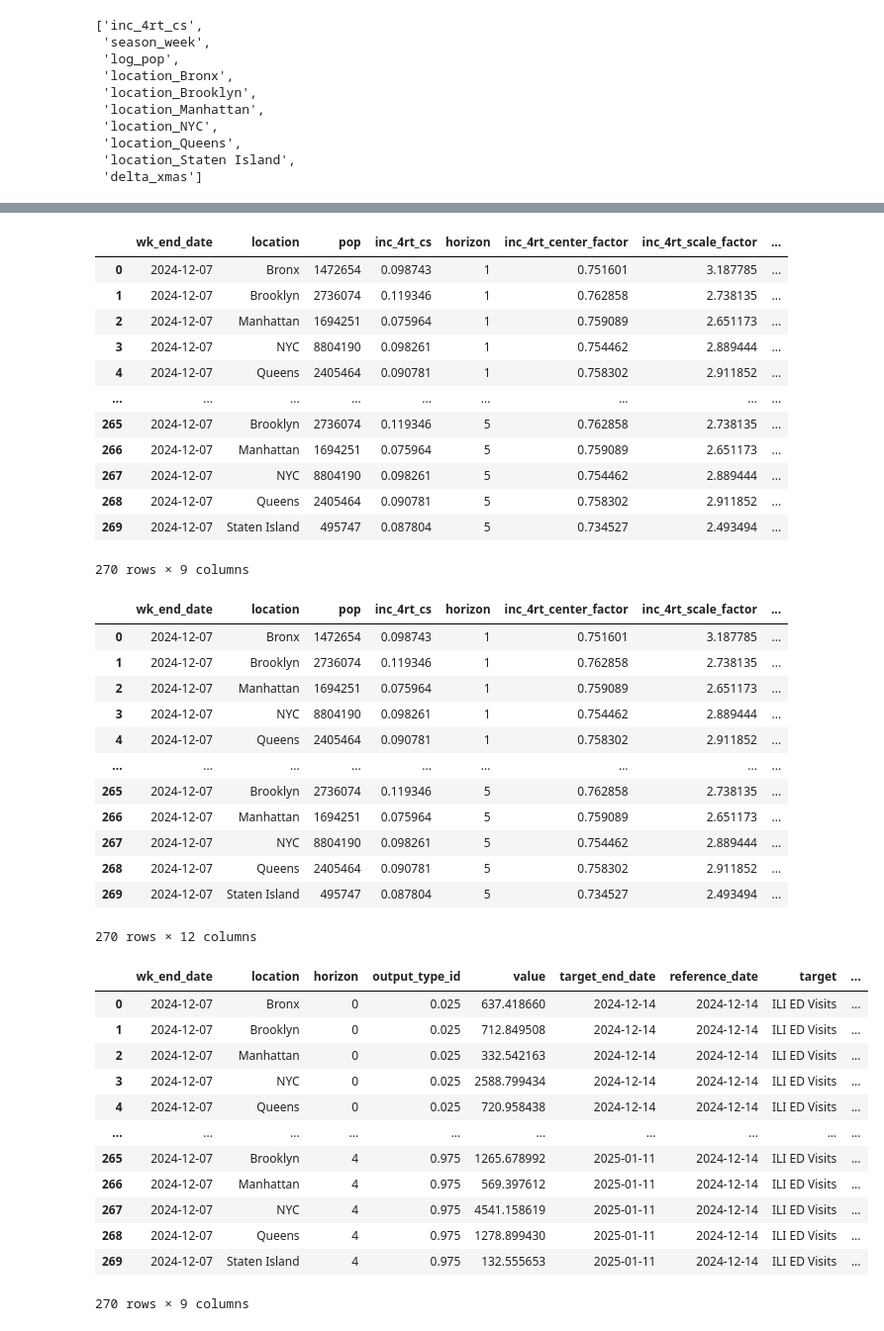
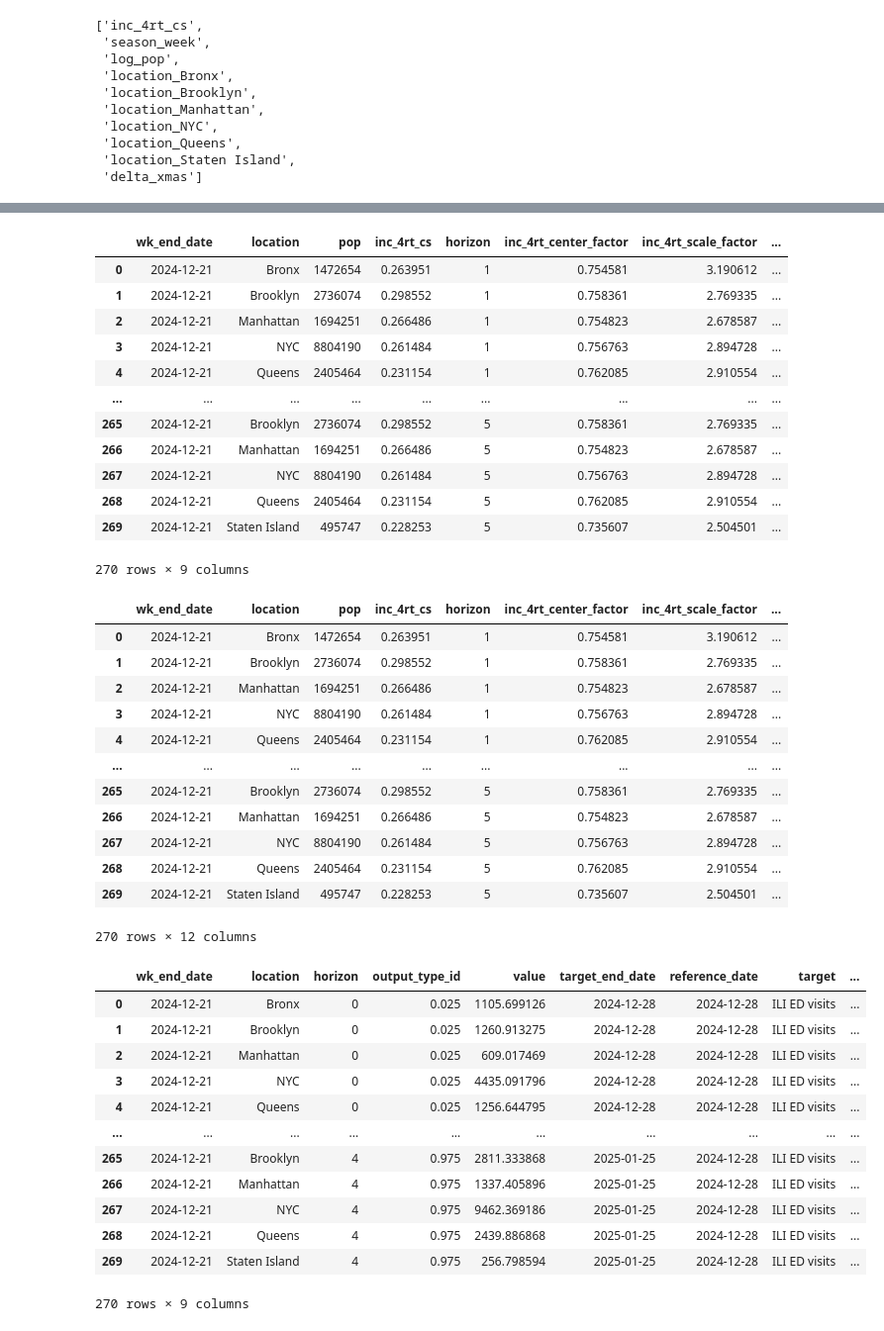
Before and after one commit to donga0223/City-Level-Forecasting, a Jupyter notebook: GBQR/code/GBM_ED_NYC.ipynb, the cells around one changed output, grey strips where cells are left out. Shown at 99% size. Drawn from its saved outputs; the diff is of its cells as text; code cells hidden in the pictures.

```diff
--- a/GBQR/code/GBM_ED_NYC.ipynb
+++ b/GBQR/code/GBM_ED_NYC.ipynb
@@ -25,8 +25,8 @@ from timeseriesutils import featurize
 # config settings
 
 # date of forecast generation
-#forecast_date = datetime.today().date()
-forecast_date = datetime(2024, 12, 8).date()
+forecast_date = datetime.today().date()
+#forecast_date = datetime(2024, 12, 26).date()
 print(forecast_date)
  #"2024-10-13", "2024-11-24", "2024-12-22"
 
@@ -614,17 +614,17 @@ preds_df = pd.melt(preds_df,
 preds_df
 # %% [output]
 |  | wk_end_date | location | pop | inc_4rt_cs | horizon | inc_4rt_center_factor | inc_4rt_scale_factor | ... |
-| 0 | 2024-12-07 | Bronx | 1472654 | 0.098743 | 1 | 0.751601 | 3.187785 | ... |
-| 1 | 2024-12-07 | Brooklyn | 2736074 | 0.119346 | 1 | 0.762858 | 2.738135 | ... |
-| 2 | 2024-12-07 | Manhattan | 1694251 | 0.075964 | 1 | 0.759089 | 2.651173 | ... |
-| 3 | 2024-12-07 | NYC | 8804190 | 0.098261 | 1 | 0.754462 | 2.889444 | ... |
-| 4 | 2024-12-07 | Queens | 2405464 | 0.090781 | 1 | 0.758302 | 2.911852 | ... |
+| 0 | 2024-12-21 | Bronx | 1472654 | 0.263951 | 1 | 0.754581 | 3.190612 | ... |
+| 1 | 2024-12-21 | Brooklyn | 2736074 | 0.298552 | 1 | 0.758361 | 2.769335 | ... |
+| 2 | 2024-12-21 | Manhattan | 1694251 | 0.266486 | 1 | 0.754823 | 2.678587 | ... |
+| 3 | 2024-12-21 | NYC | 8804190 | 0.261484 | 1 | 0.756763 | 2.894728 | ... |
+| 4 | 2024-12-21 | Queens | 2405464 | 0.231154 | 1 | 0.762085 | 2.910554 | ... |
 | ... | ... | ... | ... | ... | ... | ... | ... | ... |
-| 265 | 2024-12-07 | Brooklyn | 2736074 | 0.119346 | 5 | 0.762858 | 2.738135 | ... |
-| 266 | 2024-12-07 | Manhattan | 1694251 | 0.075964 | 5 | 0.759089 | 2.651173 | ... |
-| 267 | 2024-12-07 | NYC | 8804190 | 0.098261 | 5 | 0.754462 | 2.889444 | ... |
-| 268 | 2024-12-07 | Queens | 2405464 | 0.090781 | 5 | 0.758302 | 2.911852 | ... |
-| 269 | 2024-12-07 | Staten Island | 495747 | 0.087804 | 5 | 0.734527 | 2.493494 | ... |
+| 265 | 2024-12-21 | Brooklyn | 2736074 | 0.298552 | 5 | 0.758361 | 2.769335 | ... |
+| 266 | 2024-12-21 | Manhattan | 1694251 | 0.266486 | 5 | 0.754823 | 2.678587 | ... |
+| 267 | 2024-12-21 | NYC | 8804190 | 0.261484 | 5 | 0.756763 | 2.894728 | ... |
+| 268 | 2024-12-21 | Queens | 2405464 | 0.231154 | 5 | 0.762085 | 2.910554 | ... |
+| 269 | 2024-12-21 | Staten Island | 495747 | 0.228253 | 5 | 0.735607 | 2.504501 | ... |
 270 rows × 9 columns
 # %%
 # build data frame with predictions on the original scale
@@ -635,46 +635,46 @@ preds_df['value'] = np.maximum(preds_df['value'], 0.0)
 preds_df
 # %% [output]
 |  | wk_end_date | location | pop | inc_4rt_cs | horizon | inc_4rt_center_factor | inc_4rt_scale_factor | ... |
-| 0 | 2024-12-07 | Bronx | 1472654 | 0.098743 | 1 | 0.751601 | 3.187785 | ... |
-| 1 | 2024-12-07 | Brooklyn | 2736074 | 0.119346 | 1 | 0.762858 | 2.738135 | ... |
-| 2 | 2024-12-07 | Manhattan | 1694251 | 0.075964 | 1 | 0.759089 | 2.651173 | ... |
-| 3 | 2024-12-07 | NYC | 8804190 | 0.098261 | 1 | 0.754462 | 2.889444 | ... |
-| 4 | 2024-12-07 | Queens | 2405464 | 0.090781 | 1 | 0.758302 | 2.911852 | ... |
+| 0 | 2024-12-21 | Bronx | 1472654 | 0.263951 | 1 | 0.754581 | 3.190612 | ... |
+| 1 | 2024-12-21 | Brooklyn | 2736074 | 0.298552 | 1 | 0.758361 | 2.769335 | ... |
+| 2 | 2024-12-21 | Manhattan | 1694251 | 0.266486 | 1 | 0.754823 | 2.678587 | ... |
+| 3 | 2024-12-21 | NYC | 8804190 | 0.261484 | 1 | 0.756763 | 2.894728 | ... |
+| 4 | 2024-12-21 | Queens | 2405464 | 0.231154 | 1 | 0.762085 | 2.910554 | ... |
 | ... | ... | ... | ... | ... | ... | ... | ... | ... |
-| 265 | 2024-12-07 | Brooklyn | 2736074 | 0.119346 | 5 | 0.762858 | 2.738135 | ... |
-| 266 | 2024-12-07 | Manhattan | 1694251 | 0.075964 | 5 | 0.759089 | 2.651173 | ... |
-| 267 | 2024-12-07 | NYC | 8804190 | 0.098261 | 5 | 0.754462 | 2.889444 | ... |
-| 268 | 2024-12-07 | Queens | 2405464 | 0.090781 | 5 | 0.758302 | 2.911852 | ... |
-| 269 | 2024-12-07 | Staten Island | 495747 | 0.087804 | 5 | 0.734527 | 2.493494 | ... |
+| 265 | 2024-12-21 | Brooklyn | 2736074 | 0.298552 | 5 | 0.758361 | 2.769335 | ... |
+| 266 | 2024-12-21 | Manhattan | 1694251 | 0.266486 | 5 | 0.754823 | 2.678587 | ... |
+| 267 | 2024-12-21 | NYC | 8804190 | 0.261484 | 5 | 0.756763 | 2.894728 | ... |
+| 268 | 2024-12-21 | Queens | 2405464 | 0.231154 | 5 | 0.762085 | 2.910554 | ... |
+| 269 | 2024-12-21 | Staten Island | 495747 | 0.228253 | 5 | 0.735607 | 2.504501 | ... |
 270 rows × 12 columns
 # %%
 # keep just required columns and rename to match hub format
 preds_df = preds_df[['wk_end_date', 'location', 'horizon', 'quantile', 'value']] \
     .rename(
         columns={
             'quantile': 'output_type_id'
         })
 
 preds_df['target_end_date'] = preds_df['wk_end_date'] + pd.to_timedelta(7*preds_df['horizon'], unit='days')
 preds_df['reference_date'] = ref_date
-preds_df['target'] = 'ILI ED Visits'
+preds_df['target'] = 'ILI ED visits'
 preds_df['horizon'] = preds_df['horizon'] - 1
 
 preds_df['output_type'] = 'quantile'
 preds_df
 # %% [output]
 |  | wk_end_date | location | horizon | output_type_id | value | target_end_date | reference_date | target | ... |
-| 0 | 2024-12-07 | Bronx | 0 | 0.025 | 637.418660 | 2024-12-14 | 2024-12-14 | ILI ED Visits | ... |
-| 1 | 2024-12-07 | Brooklyn | 0 | 0.025 | 712.849508 | 2024-12-14 | 2024-12-14 | ILI ED Visits | ... |
-| 2 | 2024-12-07 | Manhattan | 0 | 0.025 | 332.542163 | 2024-12-14 | 2024-12-14 | ILI ED Visits | ... |
-| 3 | 2024-12-07 | NYC | 0 | 0.025 | 2588.799434 | 2024-12-14 | 2024-12-14 | ILI ED Visits | ... |
-| 4 | 2024-12-07 | Queens | 0 | 0.025 | 720.958438 | 2024-12-14 | 2024-12-14 | ILI ED Visits | ... |
+| 0 | 2024-12-21 | Bronx | 0 | 0.025 | 1105.699126 | 2024-12-28 | 2024-12-28 | ILI ED visits | ... |
+| 1 | 2024-12-21 | Brooklyn | 0 | 0.025 | 1260.913275 | 2024-12-28 | 2024-12-28 | ILI ED visits | ... |
+| 2 | 2024-12-21 | Manhattan | 0 | 0.025 | 609.017469 | 2024-12-28 | 2024-12-28 | ILI ED visits | ... |
+| 3 | 2024-12-21 | NYC | 0 | 0.025 | 4435.091796 | 2024-12-28 | 2024-12-28 | ILI ED visits | ... |
+| 4 | 2024-12-21 | Queens | 0 | 0.025 | 1256.644795 | 2024-12-28 | 2024-12-28 | ILI ED visits | ... |
 | ... | ... | ... | ... | ... | ... | ... | ... | ... | ... |
-| 265 | 2024-12-07 | Brooklyn | 4 | 0.975 | 1265.678992 | 2025-01-11 | 2024-12-14 | ILI ED Visits | ... |
-| 266 | 2024-12-07 | Manhattan | 4 | 0.975 | 569.397612 | 2025-01-11 | 2024-12-14 | ILI ED Visits | ... |
-| 267 | 2024-12-07 | NYC | 4 | 0.975 | 4541.158619 | 2025-01-11 | 2024-12-14 | ILI ED Visits | ... |
-| 268 | 2024-12-07 | Queens | 4 | 0.975 | 1278.899430 | 2025-01-11 | 2024-12-14 | ILI ED Visits | ... |
-| 269 | 2024-12-07 | Staten Island | 4 | 0.975 | 132.555653 | 2025-01-11 | 2024-12-14 | ILI ED Visits | ... |
+| 265 | 2024-12-21 | Brooklyn | 4 | 0.975 | 2811.333868 | 2025-01-25 | 2024-12-28 | ILI ED visits | ... |
+| 266 | 2024-12-21 | Manhattan | 4 | 0.975 | 1337.405896 | 2025-01-25 | 2024-12-28 | ILI ED visits | ... |
+| 267 | 2024-12-21 | NYC | 4 | 0.975 | 9462.369186 | 2025-01-25 | 2024-12-28 | ILI ED visits | ... |
+| 268 | 2024-12-21 | Queens | 4 | 0.975 | 2439.886868 | 2025-01-25 | 2024-12-28 | ILI ED visits | ... |
+| 269 | 2024-12-21 | Staten Island | 4 | 0.975 | 256.798594 | 2025-01-25 | 2024-12-28 | ILI ED visits | ... |
 270 rows × 9 columns
 # %%
 preds_df = preds_df[['reference_date', 'location', 'horizon', 'target', 'target_end_date', 'output_type', 'output_type_id', 'value']]
```
Also changed, not shown: parts of 20 cells of this notebook.
